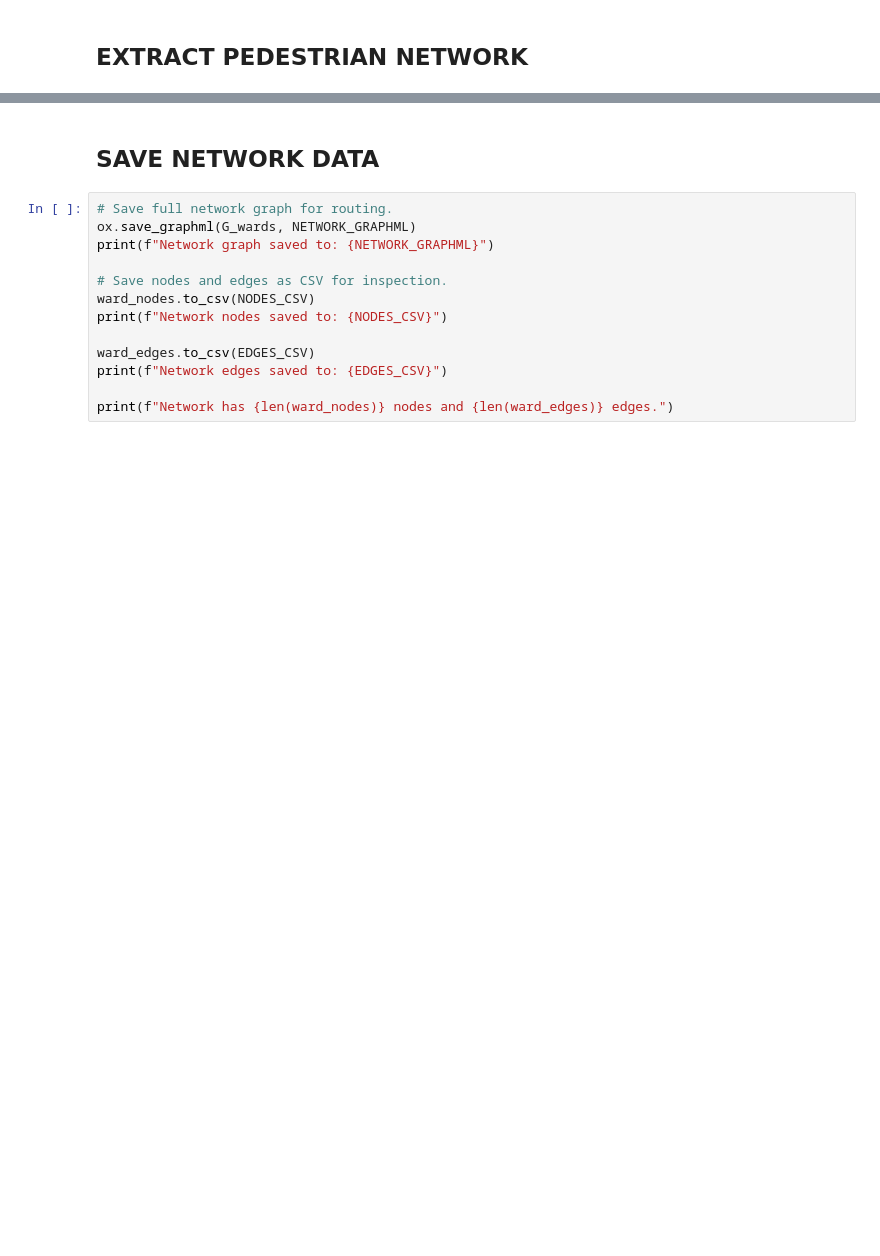
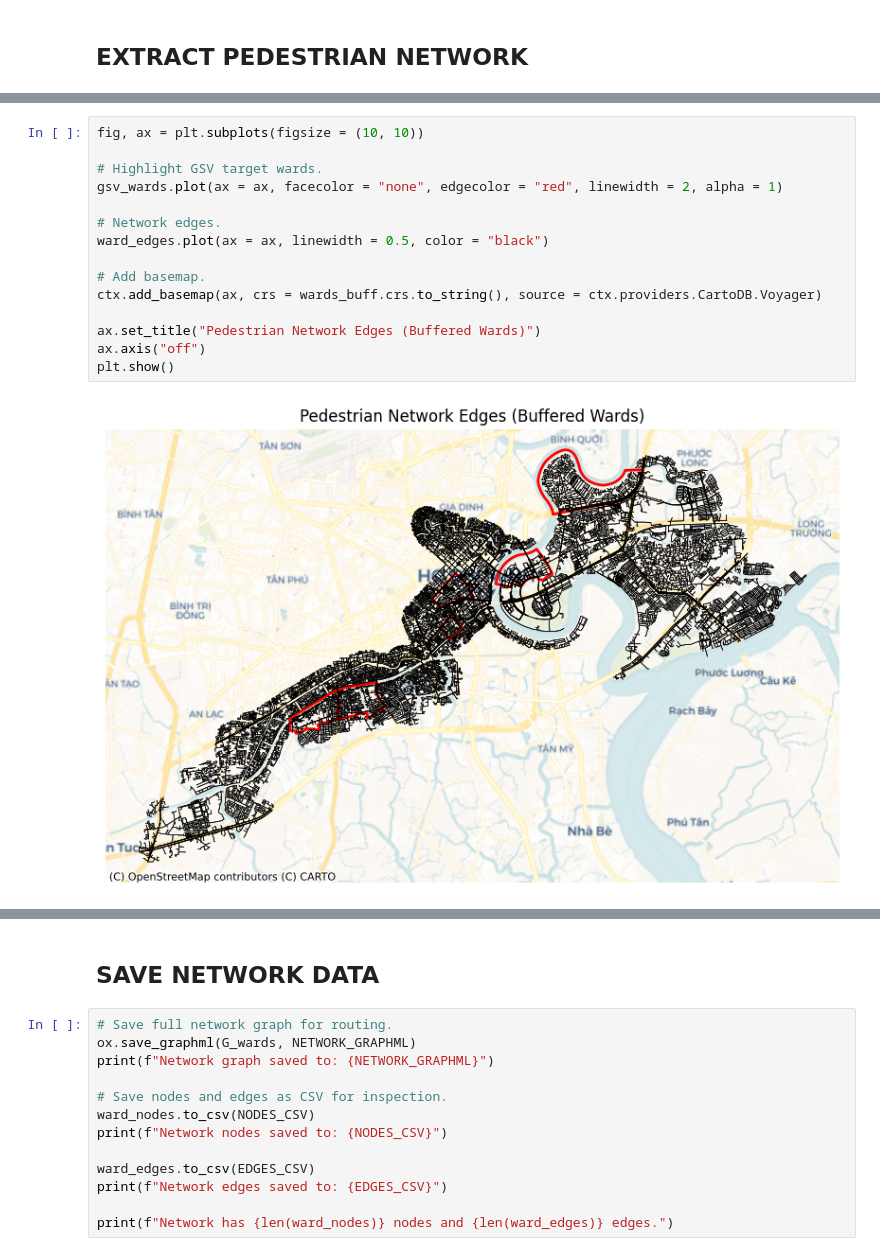
Before and after one commit to tess-vu/hot-hem, a Jupyter notebook: notebooks/01_download_gsv.ipynb, the cells around one changed output, grey strips where cells are left out. Cells and saved outputs as stored; diff of their text form; blank space fills up the shorter version.

```diff
--- a/notebooks/01_download_gsv.ipynb
+++ b/notebooks/01_download_gsv.ipynb
@@ -174,3 +220,20 @@ print(f"Full network: {len(G_wards.nodes)} nodes, {len(G_wards.edges)} edges.")
+# %%
+fig, ax = plt.subplots(figsize = (10, 10))
+
+# Highlight GSV target wards.
+gsv_wards.plot(ax = ax, facecolor = "none", edgecolor = "red", linewidth = 2, alpha = 1)
+
+# Network edges.
+ward_edges.plot(ax = ax, linewidth = 0.5, color = "black")
+
+# Add basemap.
+ctx.add_basemap(ax, crs = wards_buff.crs.to_string(), source = ctx.providers.CartoDB.Voyager)
+
+ax.set_title("Pedestrian Network Edges (Buffered Wards)")
+ax.axis("off")
+plt.show()
+# %% [output]
+[figure, added]
 # %%
 # Get pedestrian network for GSV target wards.
 # Process each ward separately then combine.
```
Also changed, not shown: parts of 20 cells of this notebook, 25 other files.
